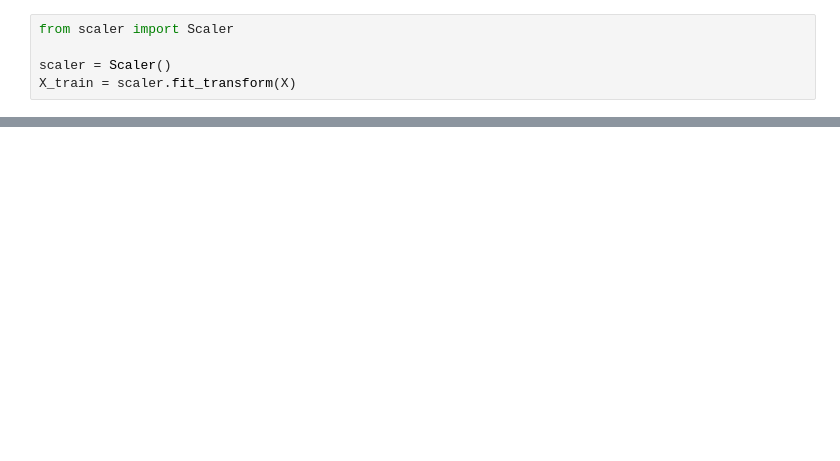
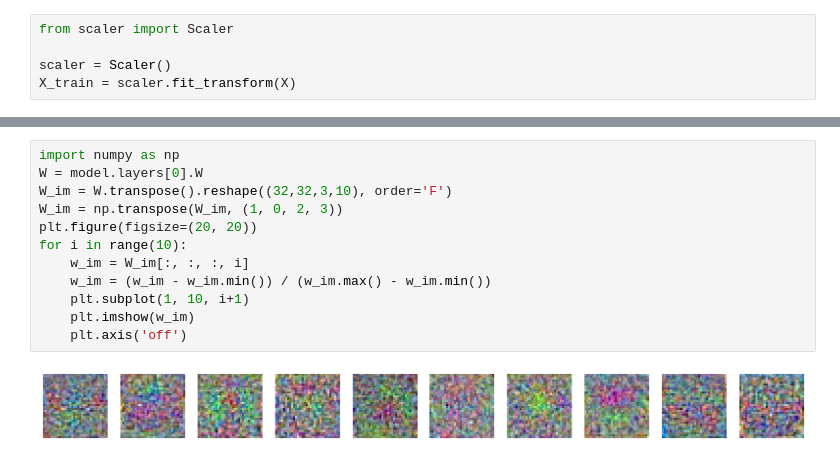
Before and after one commit to kahoujo1/DD2424-assignments, a Jupyter notebook: assignment1/src/ntb.ipynb, the cells around one changed output, grey strips where cells are left out. Drawn from its saved outputs; the diff is of its cells as text; blank space fills up the shorter version.

```diff
--- a/assignment1/src/ntb.ipynb
+++ b/assignment1/src/ntb.ipynb
@@ -19,0 +86,14 @@ X_train = scaler.fit_transform(X)
+# %%
+import numpy as np
+W = model.layers[0].W
+W_im = W.transpose().reshape((32,32,3,10), order='F')
+W_im = np.transpose(W_im, (1, 0, 2, 3))
+plt.figure(figsize=(20, 20))
+for i in range(10):
+    w_im = W_im[:, :, :, i]
+    w_im = (w_im - w_im.min()) / (w_im.max() - w_im.min())
+    plt.subplot(1, 10, i+1)
+    plt.imshow(w_im)
+    plt.axis('off')
+# %% [output]
+[figure, added]
```
Also changed, not shown: parts of 13 cells of this notebook, 4 other files.
